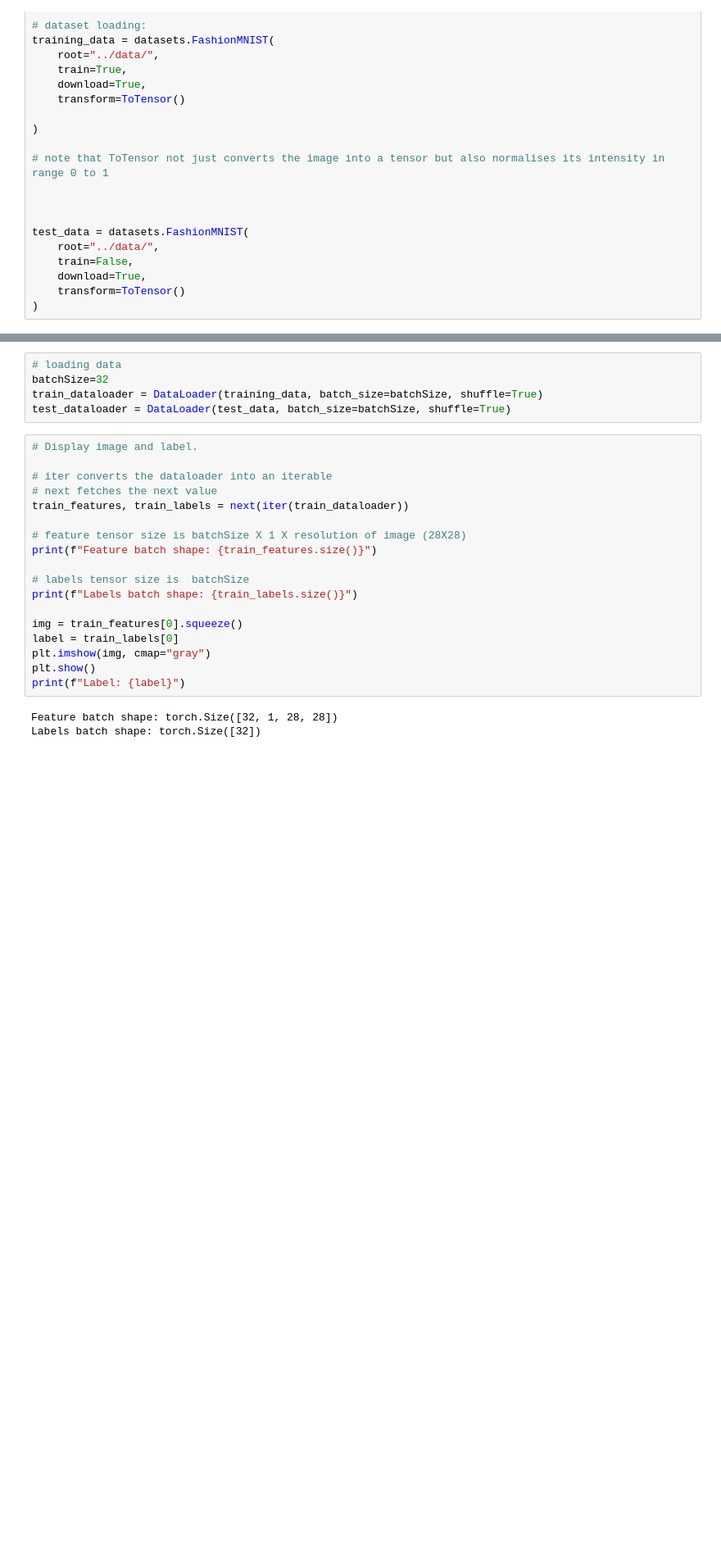
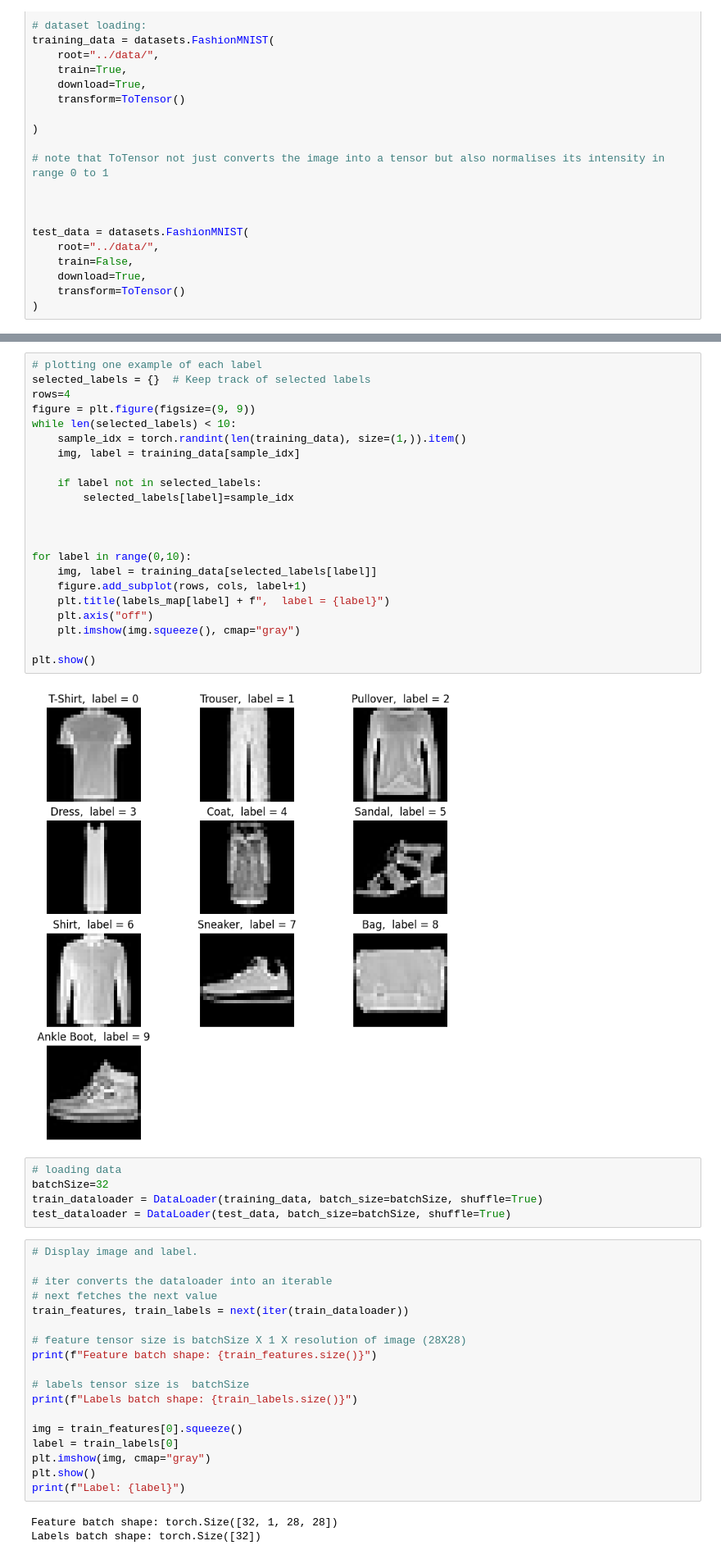
Before and after one commit to Asterisk07/ELL409-Machine-Learning-Coursework, a Jupyter notebook: intro/code/a4_datasets.ipynb, the cells around one changed output, grey strips where cells are left out. Shown at 82% size. Cells and saved outputs as stored; diff of their text form; blank space fills up the shorter version.

```diff
--- a/intro/code/a4_datasets.ipynb
+++ b/intro/code/a4_datasets.ipynb
@@ -101,3 +93,27 @@ plt.show()
+# %%
+# plotting one example of each label
+selected_labels = {}  # Keep track of selected labels
+rows=4
+figure = plt.figure(figsize=(9, 9))
+while len(selected_labels) < 10:
+    sample_idx = torch.randint(len(training_data), size=(1,)).item()
+    img, label = training_data[sample_idx]
+
+    if label not in selected_labels:
+        selected_labels[label]=sample_idx
+
+
+
+for label in range(0,10):
+    img, label = training_data[selected_labels[label]]
+    figure.add_subplot(rows, cols, label+1)
+    plt.title(labels_map[label] + f",  label = {label}")
+    plt.axis("off")
+    plt.imshow(img.squeeze(), cmap="gray")
+
+plt.show()
+# %% [output]
+[figure, added]
 # %%
 # loading data
 batchSize=32
```
Also changed, not shown: parts of 2 cells of this notebook, 37 other files.
